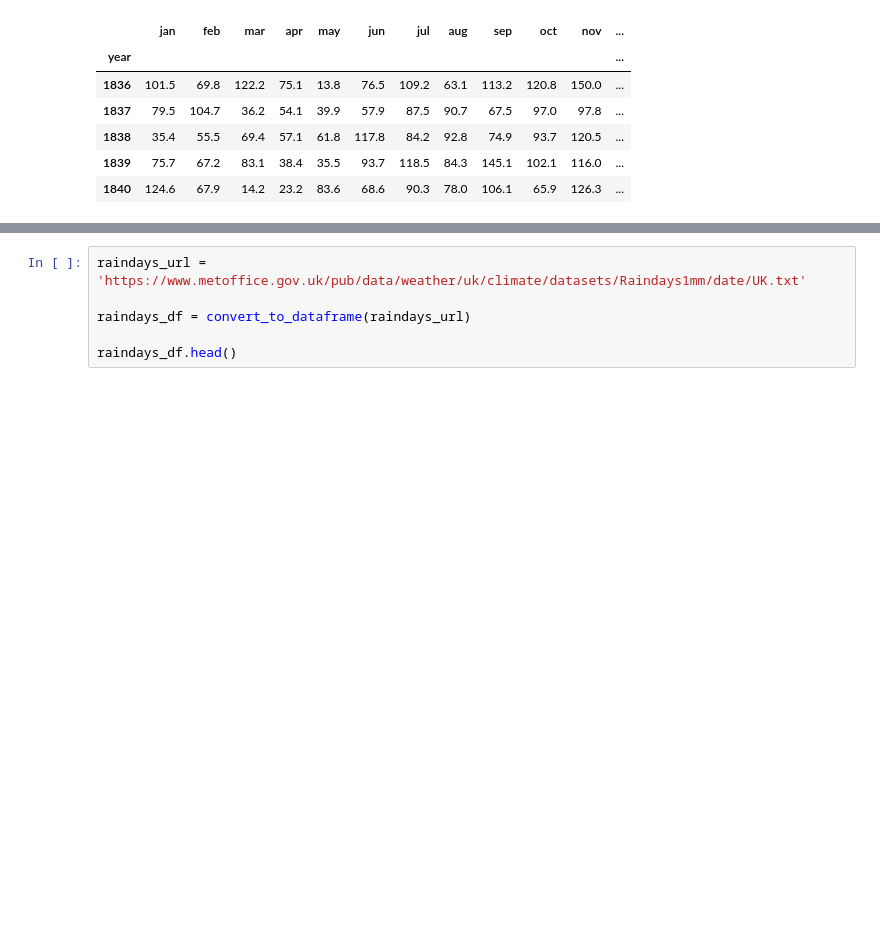
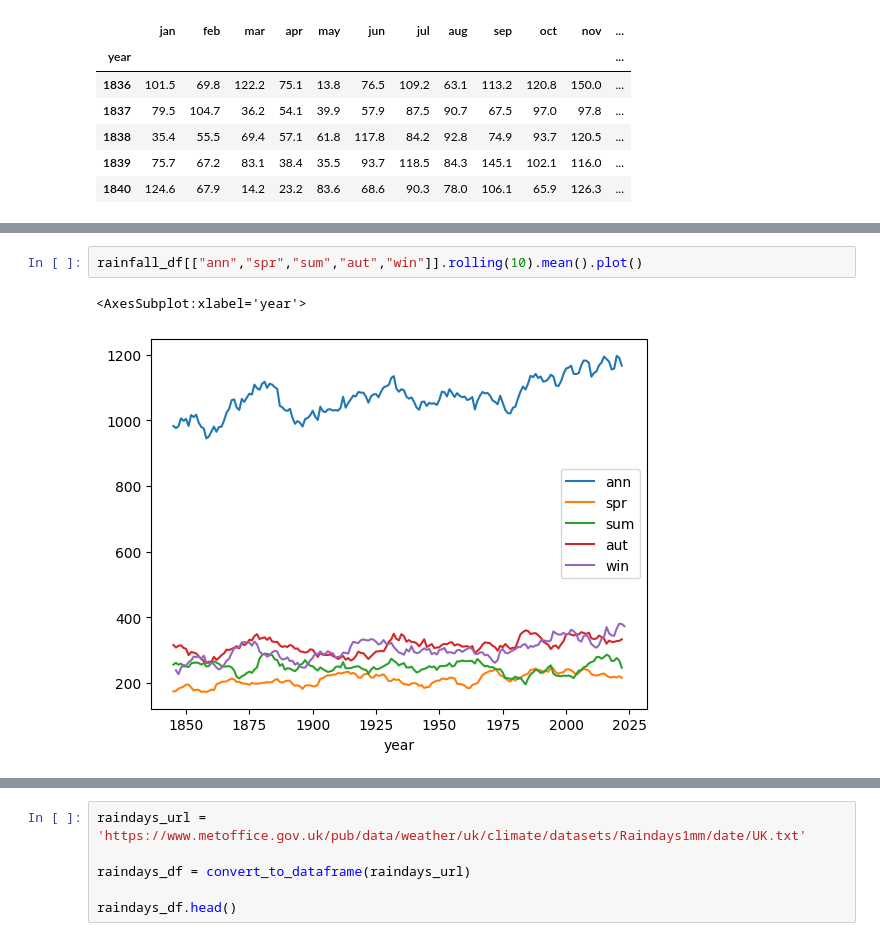
Before and after one commit to omariosc/comp5712-p4ds-group-project, a Jupyter notebook: A3_Data_Analysis_Project.ipynb, the cells around one changed output, grey strips where cells are left out. Cells and saved outputs as stored; diff of their text form; blank space fills up the shorter version.

```diff
--- a/A3_Data_Analysis_Project.ipynb
+++ b/A3_Data_Analysis_Project.ipynb
@@ -342,4 +373,9 @@ rainfall_df.plot()
 [figure]
+# %%
+rainfall_df[["ann","spr","sum","aut","win"]].rolling(10).mean().plot()
+# %% [output]
+<AxesSubplot:xlabel='year'>
+[figure, added]
 # %%
 # Plot wihtout column 'ann'
 rainfall_df.drop('ann', axis=1).plot()
```
Also changed, not shown: parts of 55 cells of this notebook.
